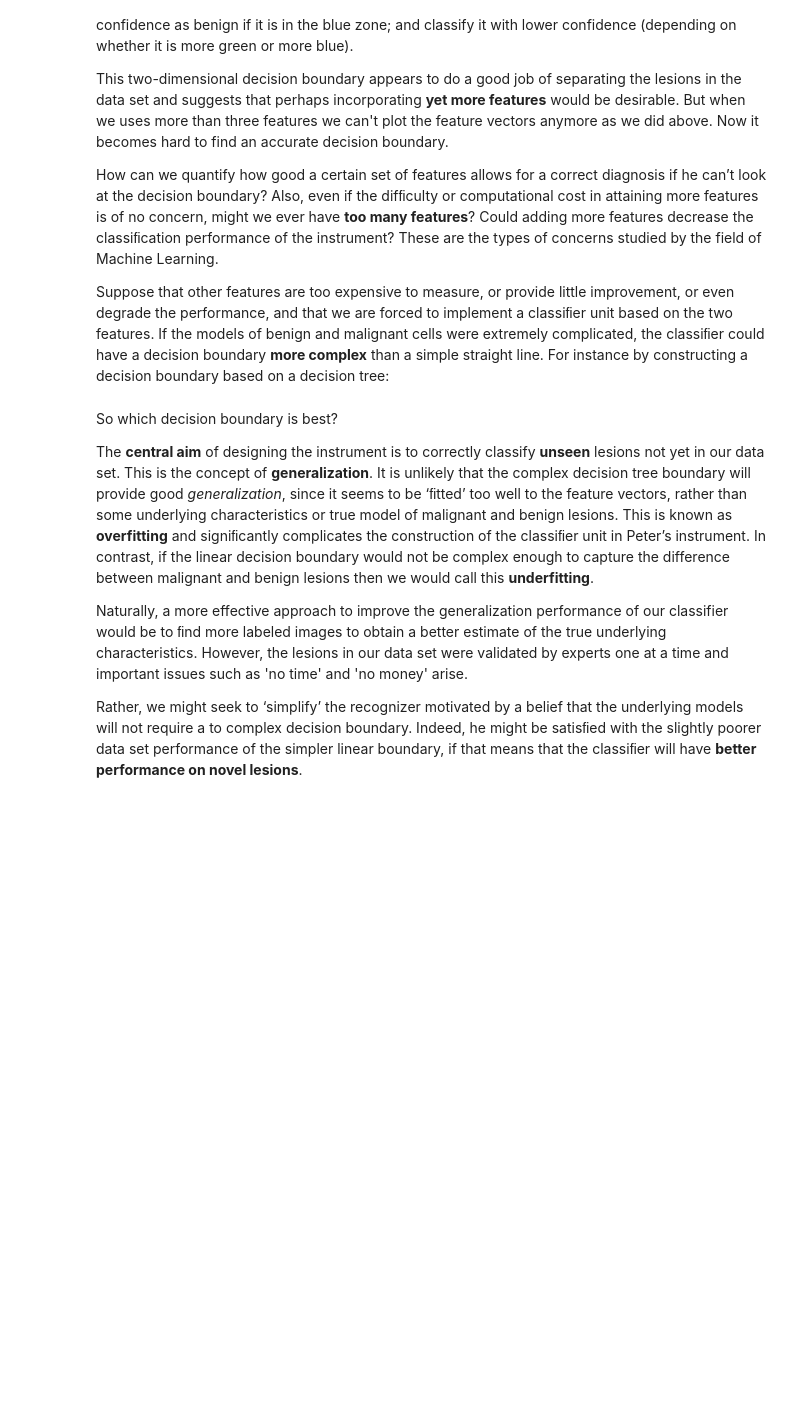
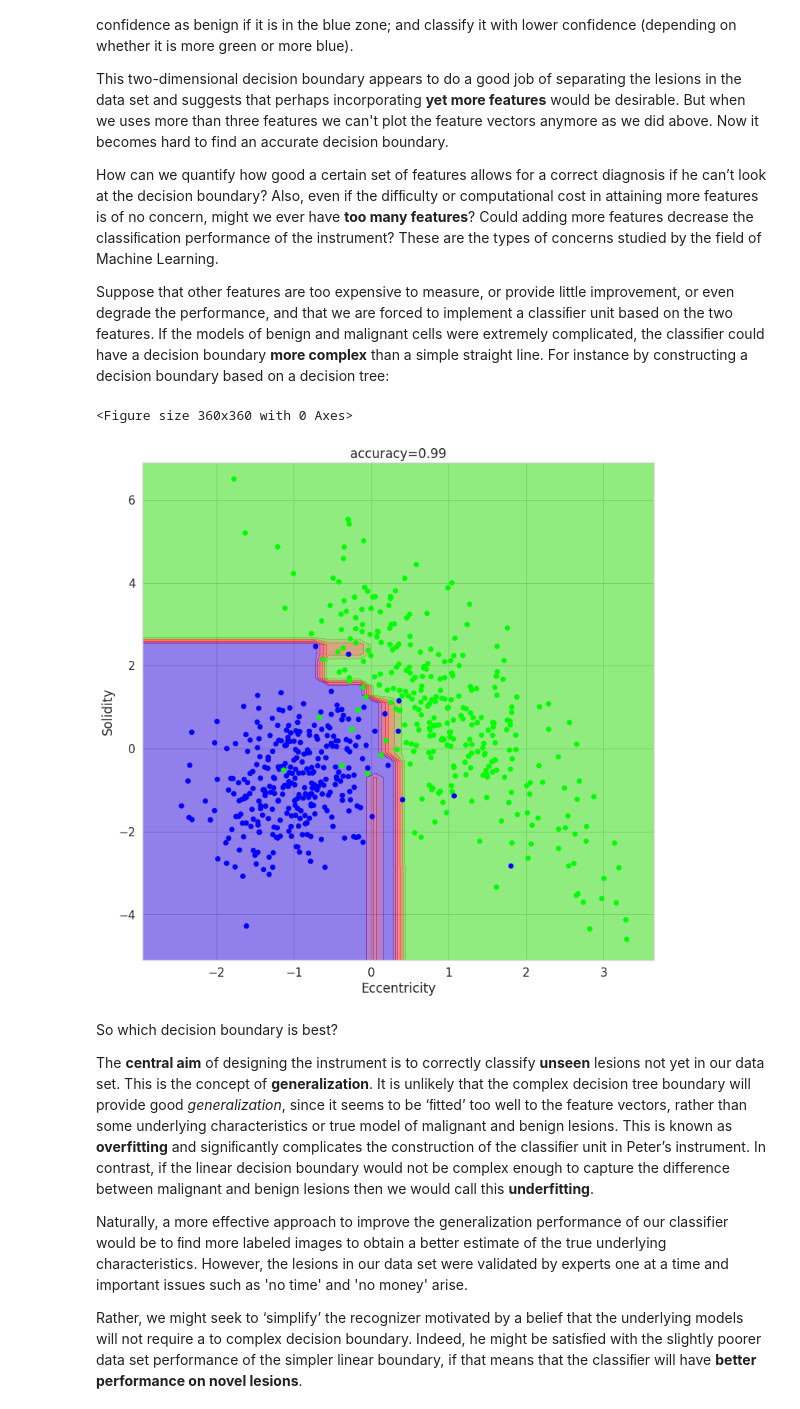
Before and after one commit to mtthsmoore/PRACTUNFINISHED_class_K-means, a Jupyter notebook: notebooks/0_introduction/0_Introduction.ipynb, the cells around one changed output. Saved outputs shown, nothing was run; the diff lists cells and outputs as text; code cells hidden in the pictures; blank space fills up the shorter version.

```diff
--- a/notebooks/0_introduction/0_Introduction.ipynb
+++ b/notebooks/0_introduction/0_Introduction.ipynb
@@ -286,11 +304,14 @@ Suppose that other features are too expensive to measure, or provide little impr
 # %%
 from sklearn.tree import DecisionTreeClassifier
 
 model =  DecisionTreeClassifier(max_depth=5,random_state=0)
 model.fit(X, y)
 plt.figure(figsize=(5,5))
-compomics_import.plot_decision_boundary(model,X,y)
+plot_decision_boundary(model,X,y)
 plt.show()
+# %% [output]
+<Figure size 360x360 with 0 Axes>
+[figure, added]
 # %% [markdown]
 So which decision boundary is best?
 
```
Also changed, not shown: parts of 7 cells of this notebook.
